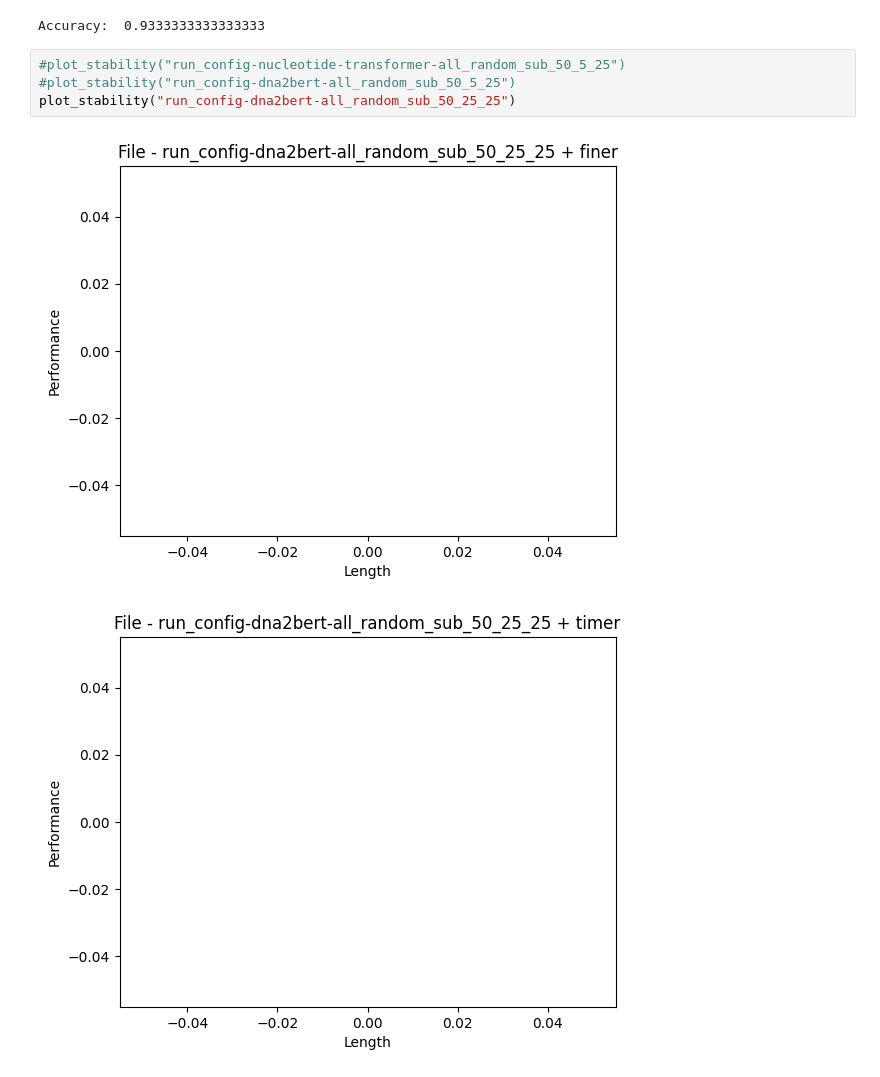
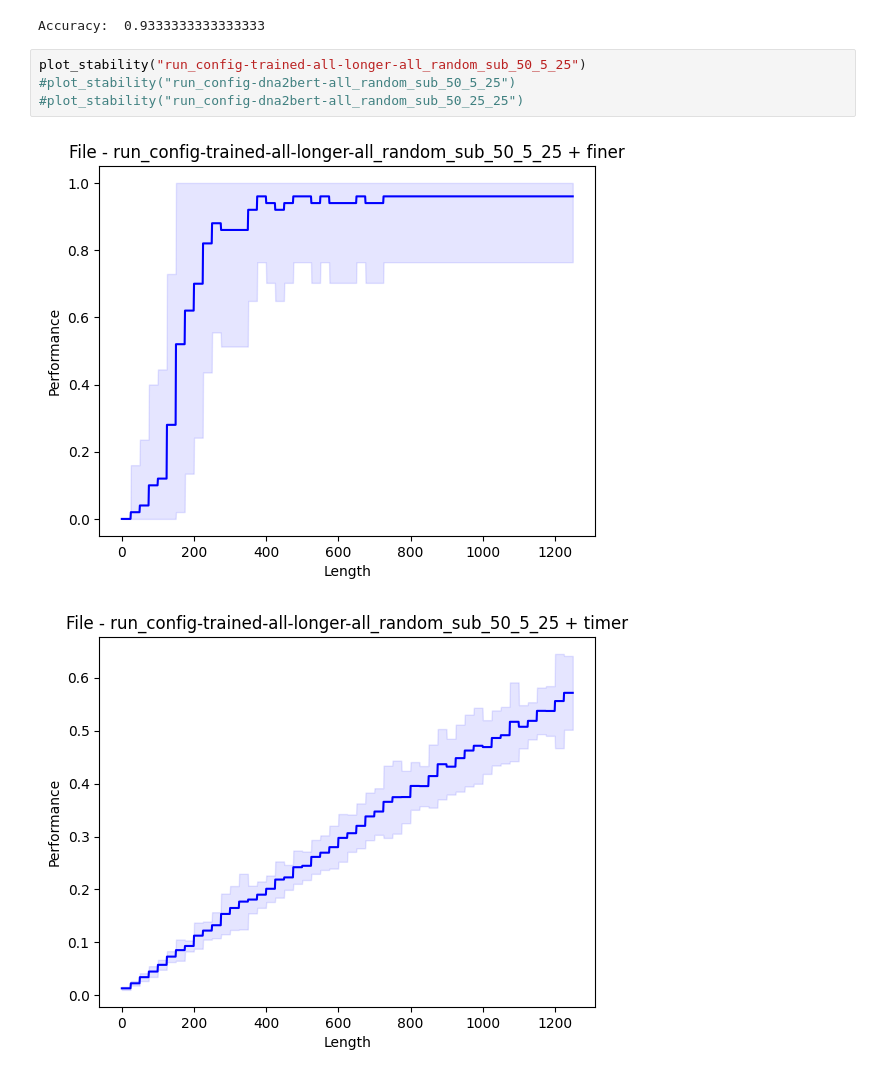
Before and after one commit to KennethEnevoldsen/dna2vec, a Jupyter notebook: evaluate/test_permutes.ipynb, the cells around one changed output. Drawn from its saved outputs; the diff is of its cells as text.

```diff
--- a/evaluate/test_permutes.ipynb
+++ b/evaluate/test_permutes.ipynb
@@ -46,9 +23,9 @@ print("Accuracy: ", np.sum(responses["finer"][:, 800:1000])/(200*responses["fine
 # %% [output]
 Accuracy:  0.9333333333333333
 # %%
-#plot_stability("run_config-nucleotide-transformer-all_random_sub_50_5_25")
+plot_stability("run_config-trained-all-longer-all_random_sub_50_5_25")
 #plot_stability("run_config-dna2bert-all_random_sub_50_5_25")
-plot_stability("run_config-dna2bert-all_random_sub_50_25_25")
+#plot_stability("run_config-dna2bert-all_random_sub_50_25_25")
 # %% [output]
-[figure, old version]
+[figure, new version]
-[figure, old version]
+[figure, new version]
```
Also changed, not shown: parts of 11 cells of this notebook, 7 other files.
